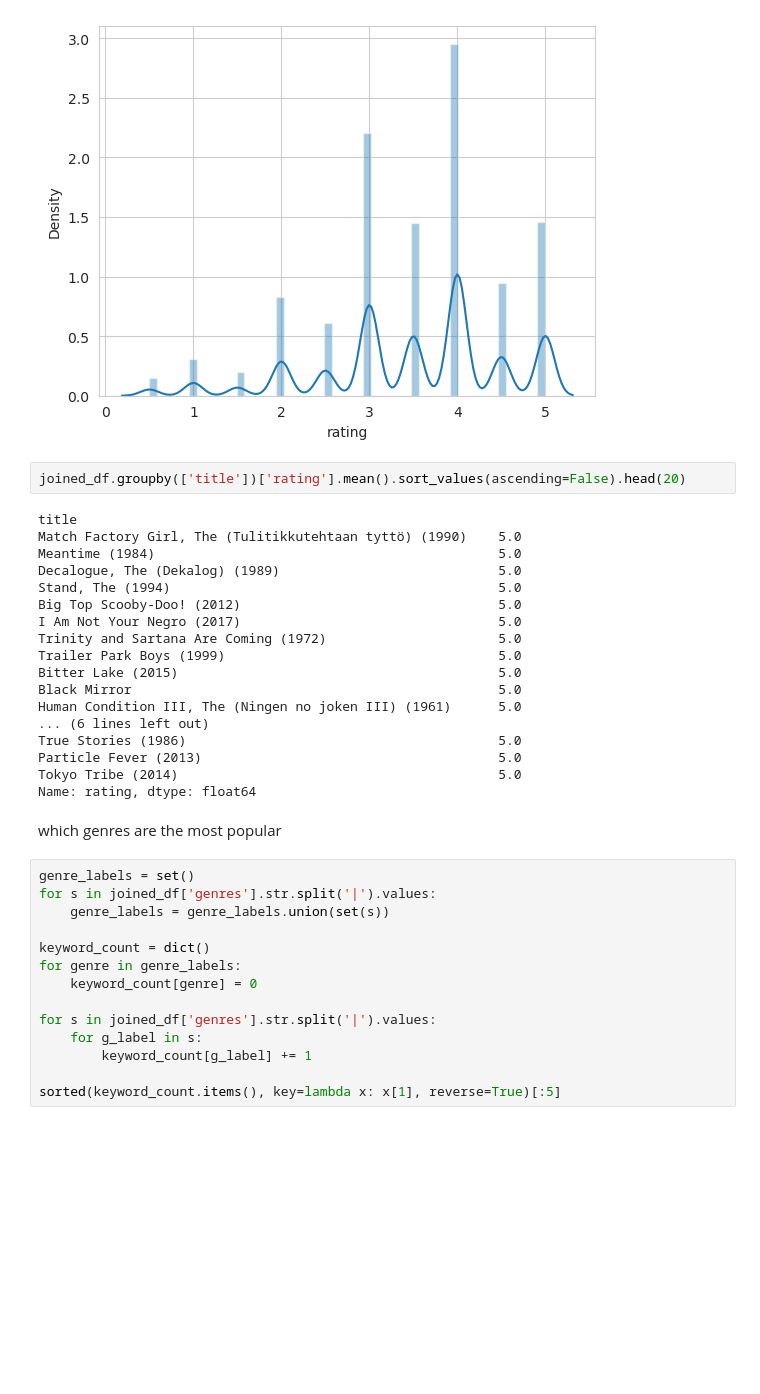
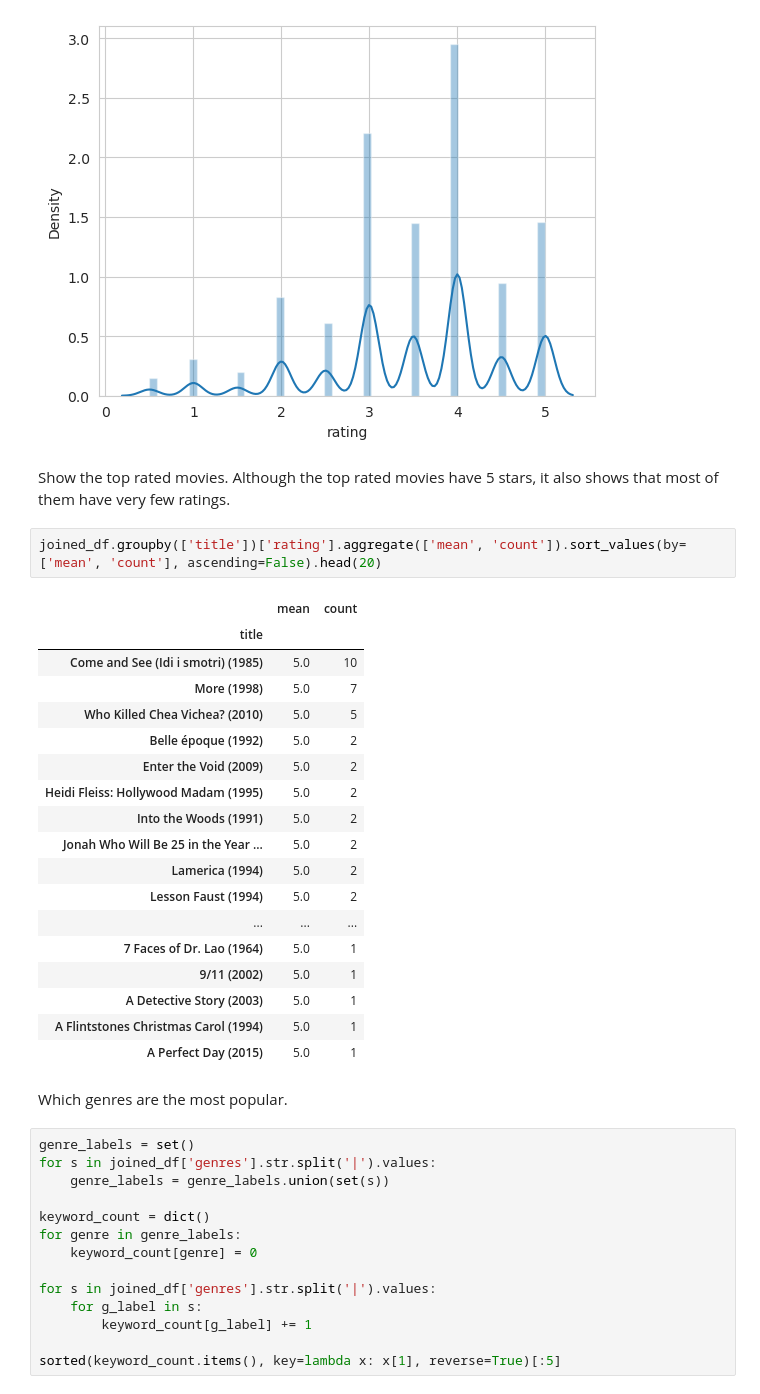
Before and after one commit to ucagub/kaggle_practice, a Jupyter notebook: movielens/data_processing.ipynb, the cells around one changed output. Cells and saved outputs as stored; diff of their text form; blank space fills up the shorter version.

```diff
--- a/movielens/data_processing.ipynb
+++ b/movielens/data_processing.ipynb
@@ -149,28 +155,31 @@ https://gist.github.com/mwaskom/de44147ed2974457ad6372750bbe5751
   sns.distplot(ratings_df['rating'].fillna(ratings_df['rating'].mean()))
 <Axes: xlabel='rating', ylabel='Density'>
 [figure]
+# %% [markdown]
+Show the top rated movies. Although the top rated movies have 5 stars, it also shows that most of them have very few ratings.
 # %%
-joined_df.groupby(['title'])['rating'].mean().sort_values(ascending=False).head(20)
+joined_df.groupby(['title'])['rating'].aggregate(['mean', 'count']).sort_values(by=['mean', 'count'], ascending=False).head(20)
 # %% [output]
-title
-Match Factory Girl, The (Tulitikkutehtaan tyttö) (1990)    5.0
-Meantime (1984)                                            5.0
-Decalogue, The (Dekalog) (1989)                            5.0
-Stand, The (1994)                                          5.0
-Big Top Scooby-Doo! (2012)                                 5.0
-I Am Not Your Negro (2017)                                 5.0
-Trinity and Sartana Are Coming (1972)                      5.0
-Trailer Park Boys (1999)                                   5.0
-Bitter Lake (2015)                                         5.0
-Black Mirror                                               5.0
-Human Condition III, The (Ningen no joken III) (1961)      5.0
-... (6 lines left out)
-True Stories (1986)                                        5.0
-Particle Fever (2013)                                      5.0
-Tokyo Tribe (2014)                                         5.0
-Name: rating, dtype: float64
+|  | mean | count |
+| title |  |  |
+| Come and See (Idi i smotri) (1985) | 5.0 | 10 |
+| More (1998) | 5.0 | 7 |
+| Who Killed Chea Vichea? (2010) | 5.0 | 5 |
+| Belle époque (1992) | 5.0 | 2 |
+| Enter the Void (2009) | 5.0 | 2 |
+| Heidi Fleiss: Hollywood Madam (1995) | 5.0 | 2 |
+| Into the Woods (1991) | 5.0 | 2 |
+| Jonah Who Will Be 25 in the Year ... | 5.0 | 2 |
+| Lamerica (1994) | 5.0 | 2 |
+| Lesson Faust (1994) | 5.0 | 2 |
+| ... | ... | ... |
+| 7 Faces of Dr. Lao (1964) | 5.0 | 1 |
+| 9/11 (2002) | 5.0 | 1 |
+| A Detective Story (2003) | 5.0 | 1 |
+| A Flintstones Christmas Carol (1994) | 5.0 | 1 |
+| A Perfect Day (2015) | 5.0 | 1 |
 # %% [markdown]
-which genres are the most popular
+Which genres are the most popular.
 # %%
 genre_labels = set()
 for s in joined_df['genres'].str.split('|').values:
```
Also changed, not shown: parts of 20 cells of this notebook.
